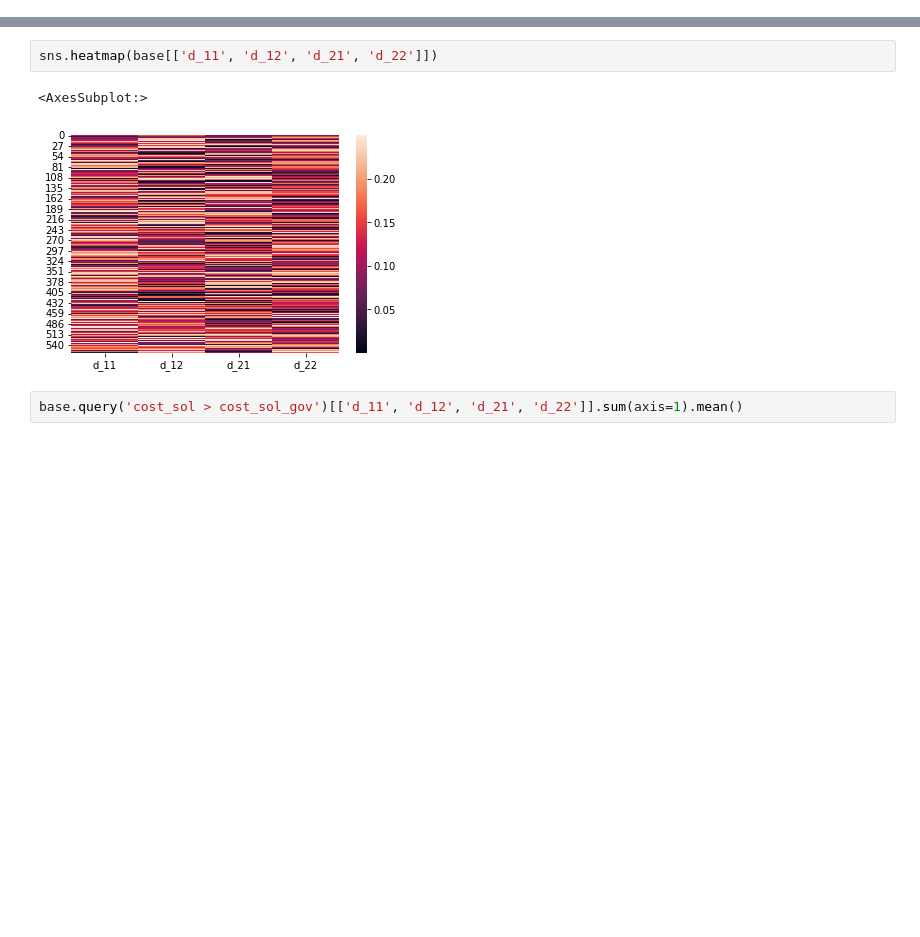
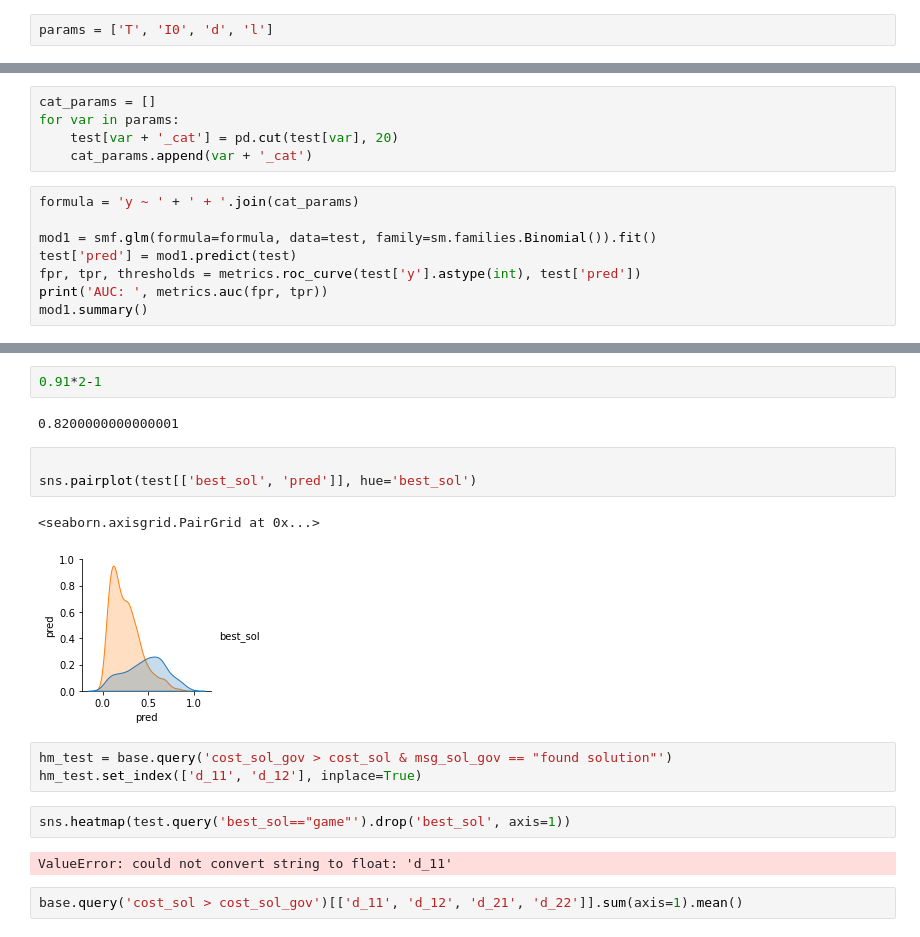
Before and after one commit to daniel-ablin/Thesis, a Jupyter notebook: test analysis.ipynb, the cells around one changed output, grey strips where cells are left out. Cells and saved outputs as stored; diff of their text form; blank space fills up the shorter version.

```diff
--- a/test analysis.ipynb
+++ b/test analysis.ipynb
@@ -41,0 +57,2 @@ base.query('cost_sol_gov > cost_sol & msg_sol_gov == "found solution"')
+# %%
+params = ['T', 'I0', 'd', 'l']
@@ -41,0 +82,13 @@ base.query('cost_sol_gov > cost_sol & msg_sol_gov == "found solution"')
+# %%
+cat_params = []
+for var in params:
+    test[var + '_cat'] = pd.cut(test[var], 20)
+    cat_params.append(var + '_cat')
+# %%
+formula = 'y ~ ' + ' + '.join(cat_params)
+
+mod1 = smf.glm(formula=formula, data=test, family=sm.families.Binomial()).fit()
+test['pred'] = mod1.predict(test)
+fpr, tpr, thresholds = metrics.roc_curve(test['y'].astype(int), test['pred'])
+print('AUC: ', metrics.auc(fpr, tpr))
+mod1.summary()
@@ -42,8 +123,20 @@ base.query('cost_sol_gov > cost_sol & msg_sol_gov == "found solution"')
+# %%
+0.91*2-1
+# %% [output]
+0.8200000000000001
+# %%
+
+sns.pairplot(test[['best_sol', 'pred']], hue='best_sol')
+# %% [output]
+<seaborn.axisgrid.PairGrid at 0x...>
+[figure, added]
+# %%
+hm_test = base.query('cost_sol_gov > cost_sol & msg_sol_gov == "found solution"')
+hm_test.set_index(['d_11', 'd_12'], inplace=True)
 # %%
-sns.heatmap(base[['d_11', 'd_12', 'd_21', 'd_22']])
+sns.heatmap(test.query('best_sol=="game"').drop('best_sol', axis=1))
 # %% [output]
-<AxesSubplot:>
+ValueError: could not convert string to float: 'd_11'
-[figure, removed]
 # %%
 base.query('cost_sol > cost_sol_gov')[['d_11', 'd_12', 'd_21', 'd_22']].sum(axis=1).mean()
 # %% [output]
```
Also changed, not shown: parts of 13 cells of this notebook, 1 other file.
